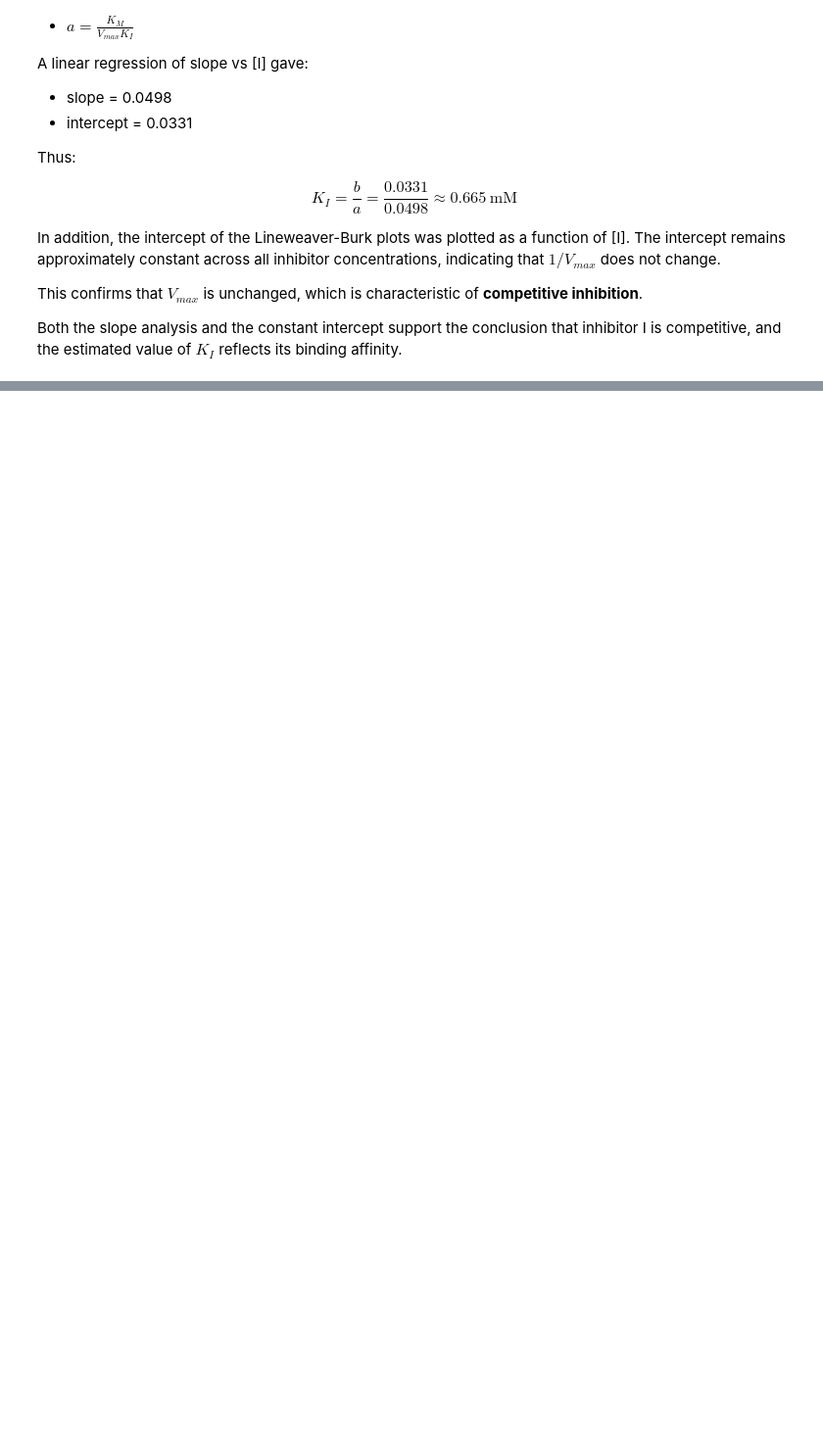
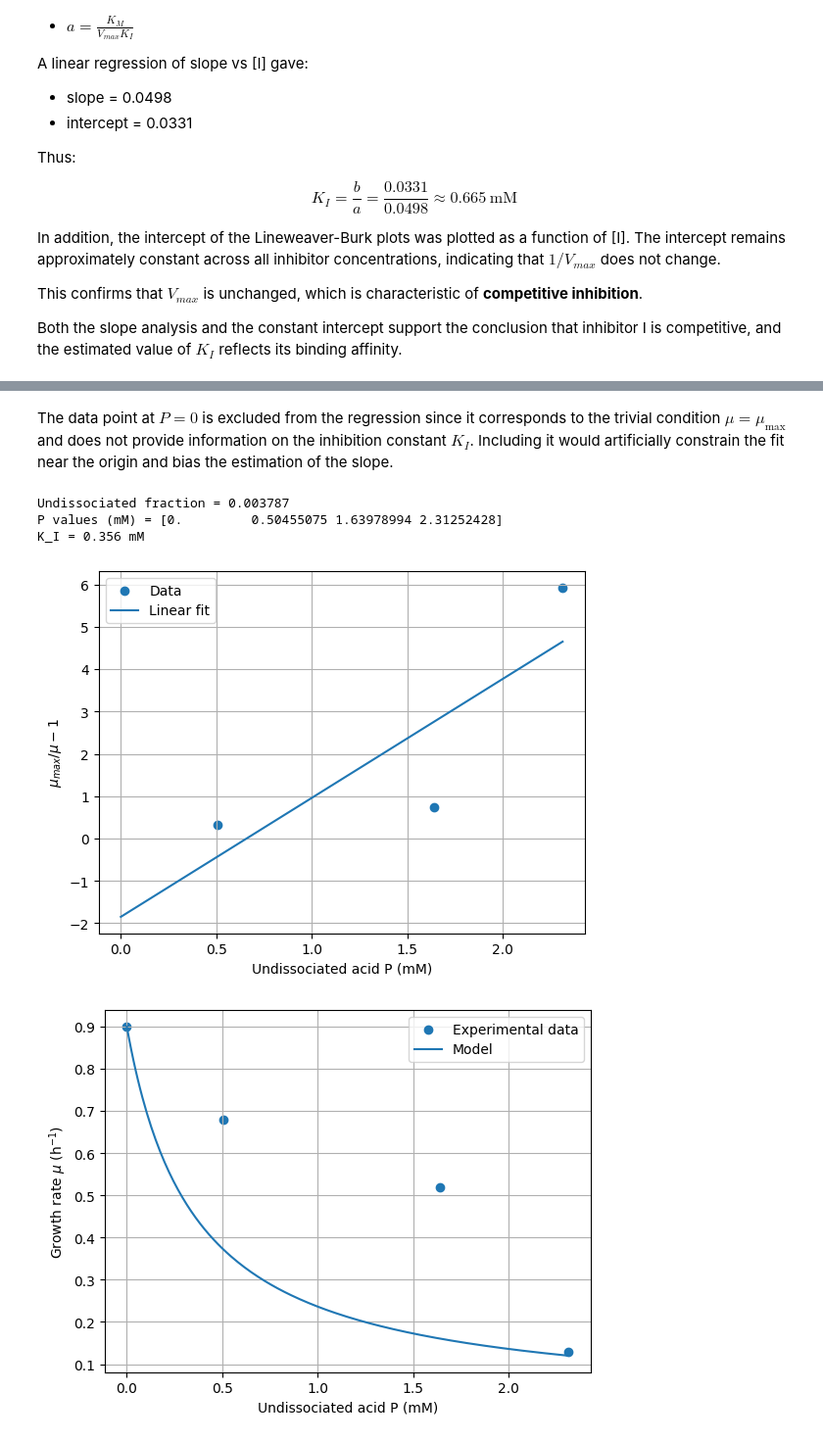
Before and after one commit to vicollari/bioreactor_simulation, a Jupyter notebook: bioreactor_simulation/project2/project2.ipynb, the cells around one changed output, grey strips where cells are left out. Shown at 98% size. Drawn from its saved outputs; the diff is of its cells as text; code cells hidden in the pictures; blank space fills up the shorter version.

```diff
--- a/bioreactor_simulation/project2/project2.ipynb
+++ b/bioreactor_simulation/project2/project2.ipynb
@@ -360,0 +507,72 @@ Both the slope analysis and the constant intercept support the conclusion that i
+# %% [markdown]
+The data point at $P = 0$ is excluded from the regression since it corresponds to the trivial condition $\mu = \mu_{\max}$ and does not provide information on the inhibition constant $K_I$. Including it would artificially constrain the fit near the origin and bias the estimation of the slope.
+# %%
+p_gL = np.array([0, 12, 39, 55])  #g/L
+mu = np.array([0.9, 0.68, 0.52, 0.13])
+
+
+pH = 6.3
+pKa = 3.88
+M = 90.08   # g/mol
+
+
+p_total_mM = (p_gL / M) * 1000
+
+
+fraction = 1 / (1 + 10**(pH - pKa))
+
+
+P = p_total_mM * fraction
+
+
+mu_max = mu[0]
+
+P_fit = P[1:]
+mu_fit = mu[1:]
+
+
+y = (mu_max / mu_fit) - 1
+
+
+coeffs = np.polyfit(P_fit, y, 1)
+slope = coeffs[0]
+intercept = coeffs[1]
+
+
+K_I = 1 / slope
+
+print(f"Undissociated fraction = {fraction:.6f}")
+print(f"P values (mM) = {P}")
+print(f"K_I = {K_I:.3f} mM")
+
+
+P_line = np.linspace(0, max(P), 100)
+y_line = slope * P_line + intercept
+
+plt.figure()
+plt.scatter(P_fit, y, label="Data")
+plt.plot(P_line, y_line, label="Linear fit")
+plt.xlabel("Undissociated acid P (mM)")
+plt.ylabel(r"$\mu_{max}/\mu - 1$")
+plt.legend()
+plt.grid()
+plt.show()
+
+
+P_model = np.linspace(0, max(P), 200)
+mu_model = mu_max / (1 + P_model / K_I)
+
+plt.figure()
+plt.scatter(P, mu, label="Experimental data")
+plt.plot(P_model, mu_model, label="Model")
+plt.xlabel("Undissociated acid P (mM)")
+plt.ylabel(r"Growth rate $\mu$ (h$^{-1}$)")
+plt.legend()
+plt.grid()
+plt.show()
+# %% [output]
+Undissociated fraction = 0.003787
+P values (mM) = [0.         0.50455075 1.63978994 2.31252428]
+K_I = 0.356 mM
+[figure, added]
+[figure, added]
```
Also changed, not shown: parts of 54 cells of this notebook, 3 other files.
